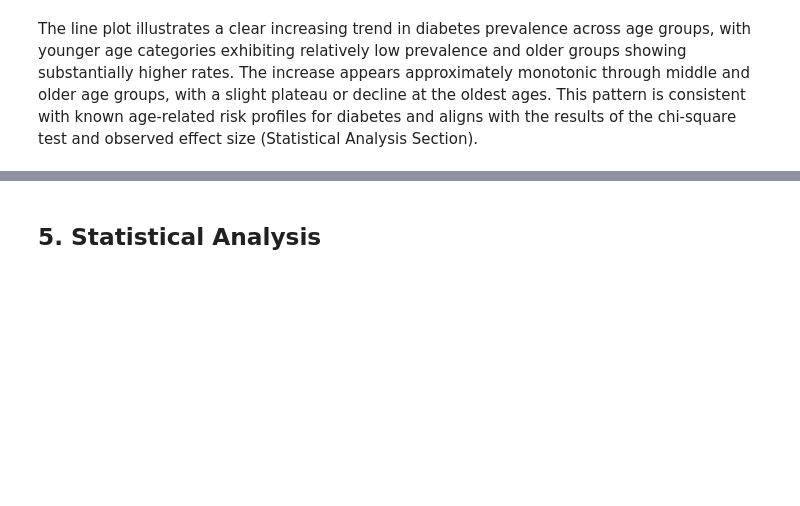
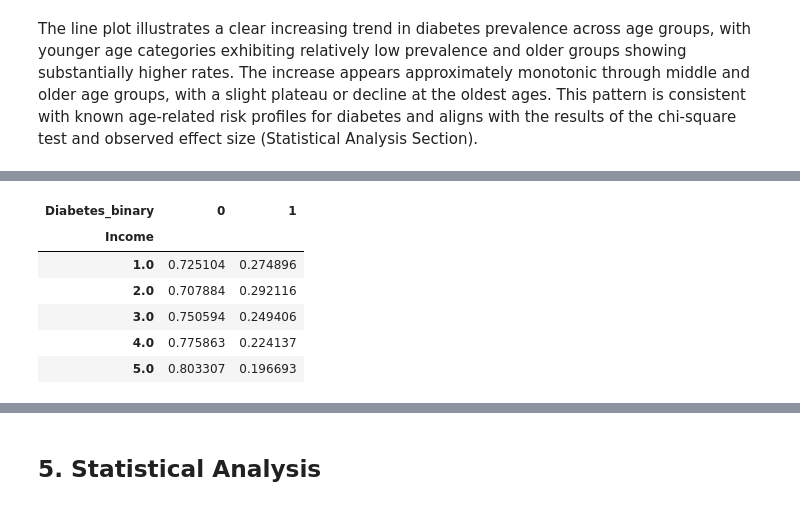
Before and after one commit to Brian16Park/cdc-health-eda, a Jupyter notebook: eda_statistical_analysis.ipynb, the cells around one changed output, grey strips where cells are left out. Drawn from its saved outputs; the diff is of its cells as text; code cells hidden in the pictures; blank space fills up the shorter version.

```diff
--- a/eda_statistical_analysis.ipynb
+++ b/eda_statistical_analysis.ipynb
@@ -379,0 +410,15 @@ The line plot illustrates a clear increasing trend in diabetes prevalence across
+# %%
+# proportion of diabetes by income level
+income_prop = (
+    pd.crosstab(df["Income"], df["Diabetes_binary"], normalize="index")
+)
+
+income_prop.head()
+# %% [output]
+| Diabetes_binary | 0 | 1 |
+| Income |  |  |
+| 1.0 | 0.725104 | 0.274896 |
+| 2.0 | 0.707884 | 0.292116 |
+| 3.0 | 0.750594 | 0.249406 |
+| 4.0 | 0.775863 | 0.224137 |
+| 5.0 | 0.803307 | 0.196693 |
```
Also changed, not shown: parts of 8 cells of this notebook, 1 other file.
